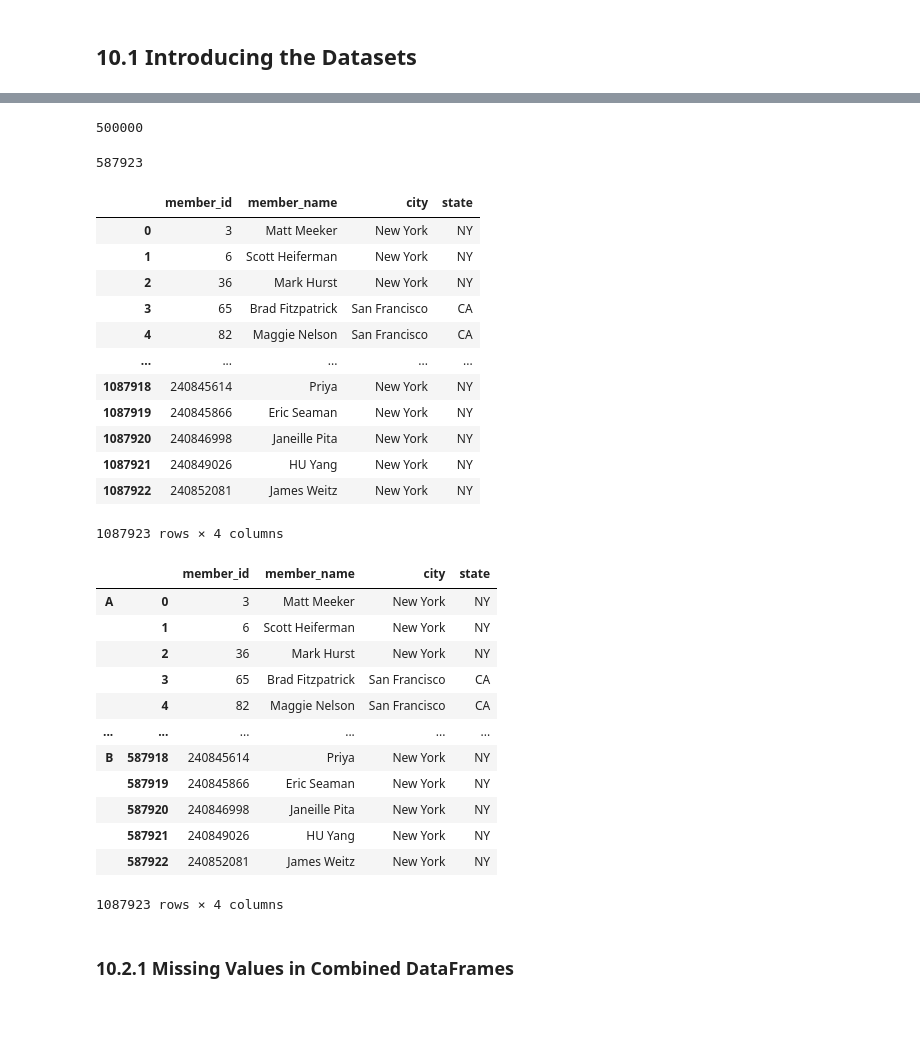
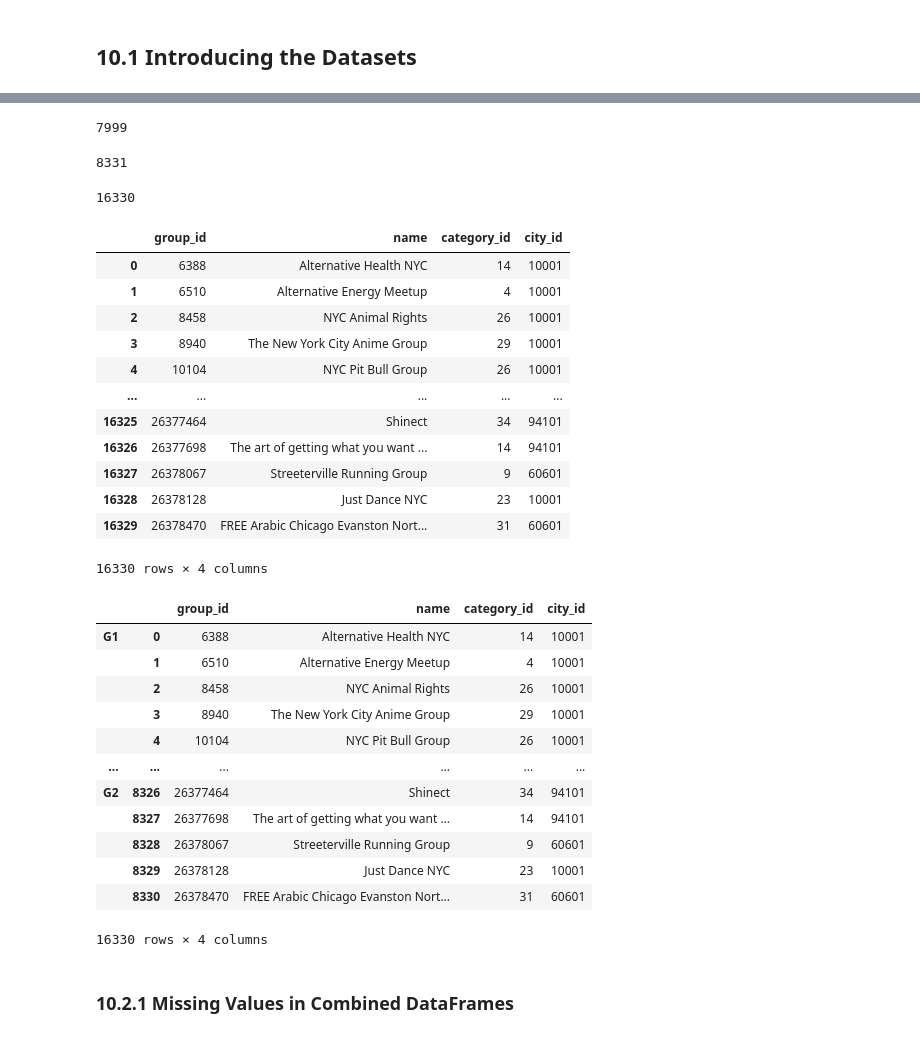
Before and after one commit to paskhaver/pandas-in-action, a Jupyter notebook: chapter_10_merging_joining_and_concatenating/chapter_10_merging_joining_and_concatenating.ipynb, the cells around one changed output, grey strips where cells are left out. Cells and saved outputs as stored; diff of their text form; code cells hidden in the pictures.

```diff
--- a/chapter_10_merging_joining_and_concatenating/chapter_10_merging_joining_and_concatenating.ipynb
+++ b/chapter_10_merging_joining_and_concatenating/chapter_10_merging_joining_and_concatenating.ipynb
@@ -3,5 +3,6 @@
 # %%
 import pandas as pd
 # %%
-pd.read_csv("meetup/members1.csv").head()
+groups1 = pd.read_csv("meetup/groups1.csv")
+groups1.head()
 # %% [output]
@@ -14,3 +15,4 @@ pd.read_csv("meetup/members1.csv").head()
 # %%
-pd.read_csv("meetup/members2.csv").head()
+groups2 = pd.read_csv("meetup/groups2.csv")
+groups2.head()
 # %% [output]
@@ -94,40 +74,44 @@ pd.concat(objs = [members1, members2])
 # %%
-len(members1)
+len(groups1)
 # %% [output]
-500000
+7999
 # %%
-len(members2)
+len(groups2)
 # %% [output]
-587923
+8331
+# %%
+len(groups1) + len(groups2)
+# %% [output]
+16330
 # %%
-pd.concat(objs = [members1, members2], ignore_index = True)
+pd.concat(objs = [groups1, groups2], ignore_index = True)
 # %% [output]
-|  | member_id | member_name | city | state |
-| 0 | 3 | Matt Meeker | New York | NY |
-| 1 | 6 | Scott Heiferman | New York | NY |
-| 2 | 36 | Mark Hurst | New York | NY |
-| 3 | 65 | Brad Fitzpatrick | San Francisco | CA |
-| 4 | 82 | Maggie Nelson | San Francisco | CA |
+|  | group_id | name | category_id | city_id |
+| 0 | 6388 | Alternative Health NYC | 14 | 10001 |
+| 1 | 6510 | Alternative Energy Meetup | 4 | 10001 |
+| 2 | 8458 | NYC Animal Rights | 26 | 10001 |
+| 3 | 8940 | The New York City Anime Group | 29 | 10001 |
+| 4 | 10104 | NYC Pit Bull Group | 26 | 10001 |
 | ... | ... | ... | ... | ... |
-| 1087918 | 240845614 | Priya | New York | NY |
-| 1087919 | 240845866 | Eric Seaman | New York | NY |
-| 1087920 | 240846998 | Janeille Pita | New York | NY |
-| 1087921 | 240849026 | HU Yang | New York | NY |
-| 1087922 | 240852081 | James Weitz | New York | NY |
+| 16325 | 26377464 | Shinect | 34 | 94101 |
+| 16326 | 26377698 | The art of getting what you want ... | 14 | 94101 |
+| 16327 | 26378067 | Streeterville Running Group | 9 | 60601 |
+| 16328 | 26378128 | Just Dance NYC | 23 | 10001 |
+| 16329 | 26378470 | FREE Arabic Chicago Evanston Nort... | 31 | 60601 |
-1087923 rows × 4 columns
+16330 rows × 4 columns
 # %%
-pd.concat(objs = [members1, members2], keys = ["A", "B"])
+pd.concat(objs = [groups1, groups2], keys = ["G1", "G2"])
 # %% [output]
-|  |  | member_id | member_name | city | state |
-| A | 0 | 3 | Matt Meeker | New York | NY |
-|  | 1 | 6 | Scott Heiferman | New York | NY |
-|  | 2 | 36 | Mark Hurst | New York | NY |
-|  | 3 | 65 | Brad Fitzpatrick | San Francisco | CA |
-|  | 4 | 82 | Maggie Nelson | San Francisco | CA |
+|  |  | group_id | name | category_id | city_id |
+| G1 | 0 | 6388 | Alternative Health NYC | 14 | 10001 |
+|  | 1 | 6510 | Alternative Energy Meetup | 4 | 10001 |
+|  | 2 | 8458 | NYC Animal Rights | 26 | 10001 |
+|  | 3 | 8940 | The New York City Anime Group | 29 | 10001 |
+|  | 4 | 10104 | NYC Pit Bull Group | 26 | 10001 |
 | ... | ... | ... | ... | ... | ... |
-| B | 587918 | 240845614 | Priya | New York | NY |
-|  | 587919 | 240845866 | Eric Seaman | New York | NY |
-|  | 587920 | 240846998 | Janeille Pita | New York | NY |
-|  | 587921 | 240849026 | HU Yang | New York | NY |
-|  | 587922 | 240852081 | James Weitz | New York | NY |
+| G2 | 8326 | 26377464 | Shinect | 34 | 94101 |
+|  | 8327 | 26377698 | The art of getting what you want ... | 14 | 94101 |
+|  | 8328 | 26378067 | Streeterville Running Group | 9 | 60601 |
+|  | 8329 | 26378128 | Just Dance NYC | 23 | 10001 |
+|  | 8330 | 26378470 | FREE Arabic Chicago Evanston Nort... | 31 | 60601 |
-1087923 rows × 4 columns
+16330 rows × 4 columns
```
Also changed, not shown: parts of 77 cells of this notebook, 9 other files.
